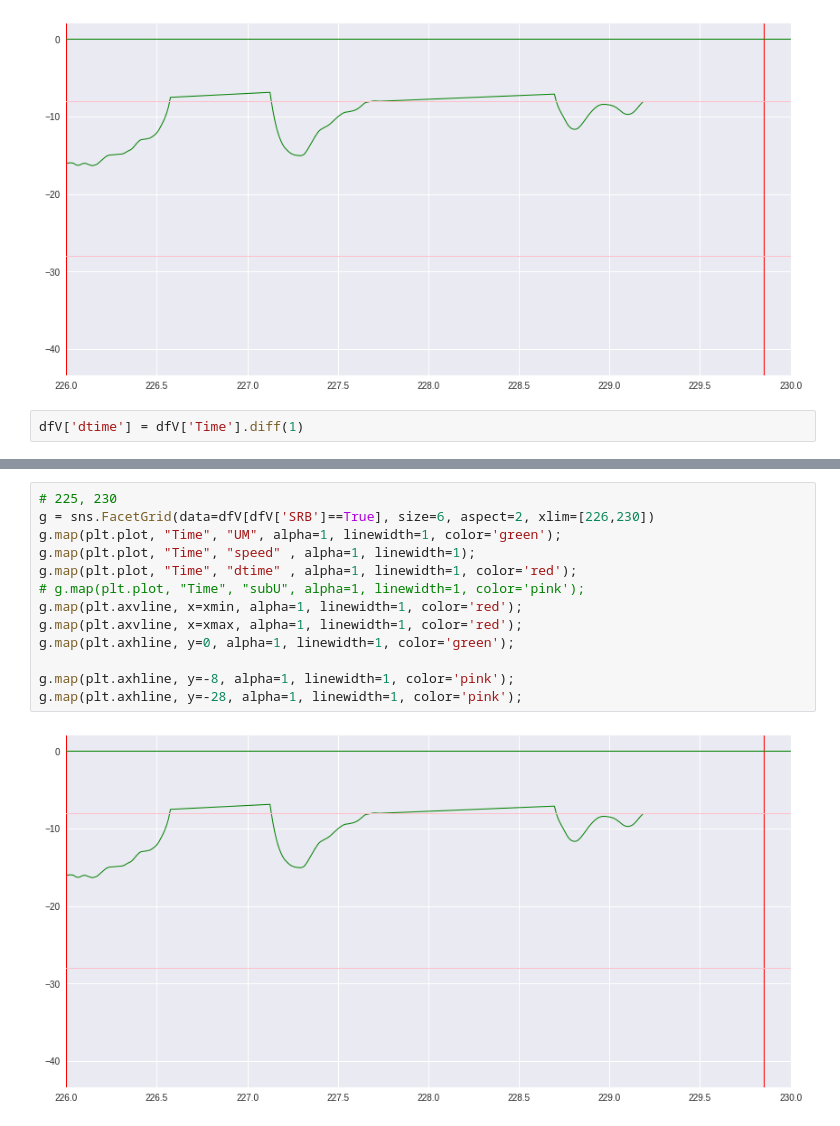
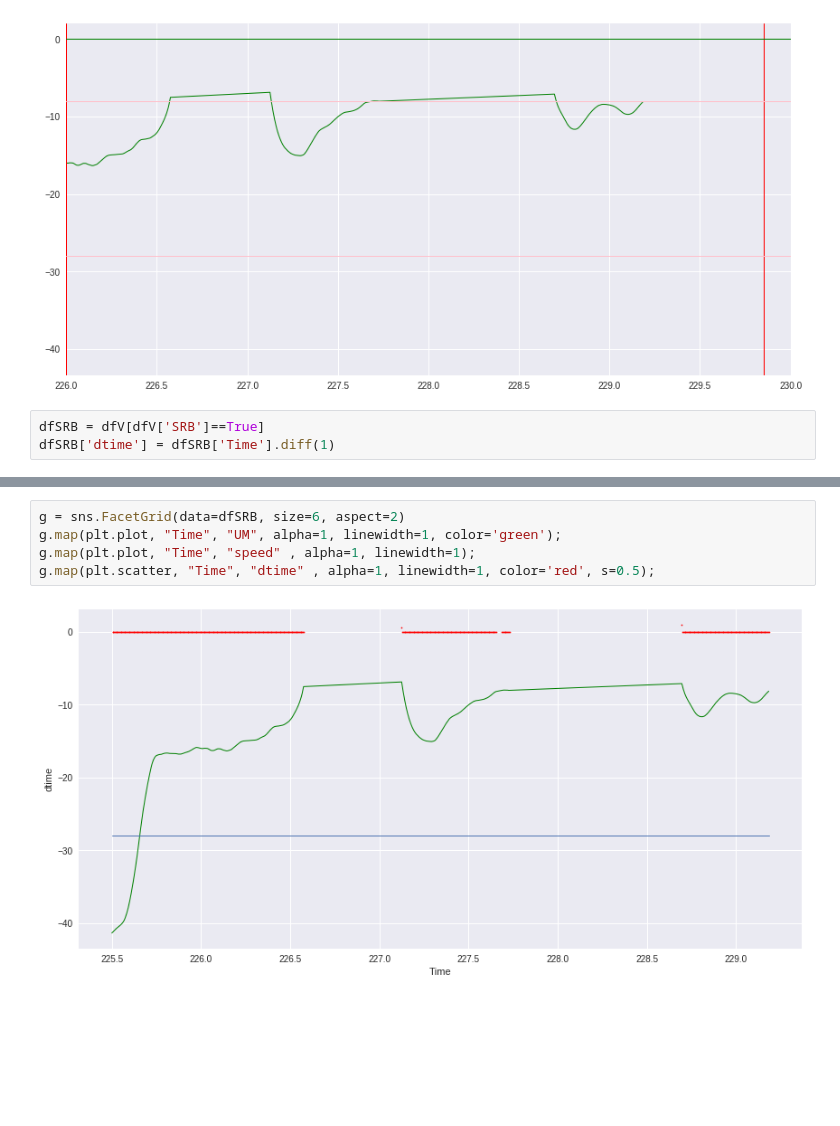
Before and after one commit to alTeska/VR_Acuity, a Jupyter notebook: notebooks/SRB_retraction_2304.ipynb, the cells around one changed output, grey strips where cells are left out. Cells and saved outputs as stored; diff of their text form; blank space fills up the shorter version.

Commit message:
update of report; time approach added, dtime in between SRB events analysis added

```diff
--- a/notebooks/SRB_retraction_2304.ipynb
+++ b/notebooks/SRB_retraction_2304.ipynb
@@ -75,4 +75,5 @@ g.map(plt.axhline, y=-28, alpha=1, linewidth=1, color='pink');
 # %% [output]
 [figure]
 # %%
-dfV['dtime'] = dfV['Time'].diff(1)
+dfSRB = dfV[dfV['SRB']==True]
+dfSRB['dtime'] = dfSRB['Time'].diff(1)
@@ -79,15 +93,7 @@ dfV['dtime'] = dfV['Time'].diff(1)
 # %%
-# 225, 230
-g = sns.FacetGrid(data=dfV[dfV['SRB']==True], size=6, aspect=2, xlim=[226,230])
+g = sns.FacetGrid(data=dfSRB, size=6, aspect=2)
 g.map(plt.plot, "Time", "UM", alpha=1, linewidth=1, color='green');
 g.map(plt.plot, "Time", "speed" , alpha=1, linewidth=1);
-g.map(plt.plot, "Time", "dtime" , alpha=1, linewidth=1, color='red');
-# g.map(plt.plot, "Time", "subU", alpha=1, linewidth=1, color='pink');
-g.map(plt.axvline, x=xmin, alpha=1, linewidth=1, color='red');
-g.map(plt.axvline, x=xmax, alpha=1, linewidth=1, color='red');
-g.map(plt.axhline, y=0, alpha=1, linewidth=1, color='green');
-
-g.map(plt.axhline, y=-8, alpha=1, linewidth=1, color='pink');
-g.map(plt.axhline, y=-28, alpha=1, linewidth=1, color='pink');
+g.map(plt.scatter, "Time", "dtime" , alpha=1, linewidth=1, color='red', s=0.5);
 # %% [output]
-[figure, old version]
+[figure, new version]
```
Also changed, not shown: parts of 7 cells of this notebook, 4 other files.
